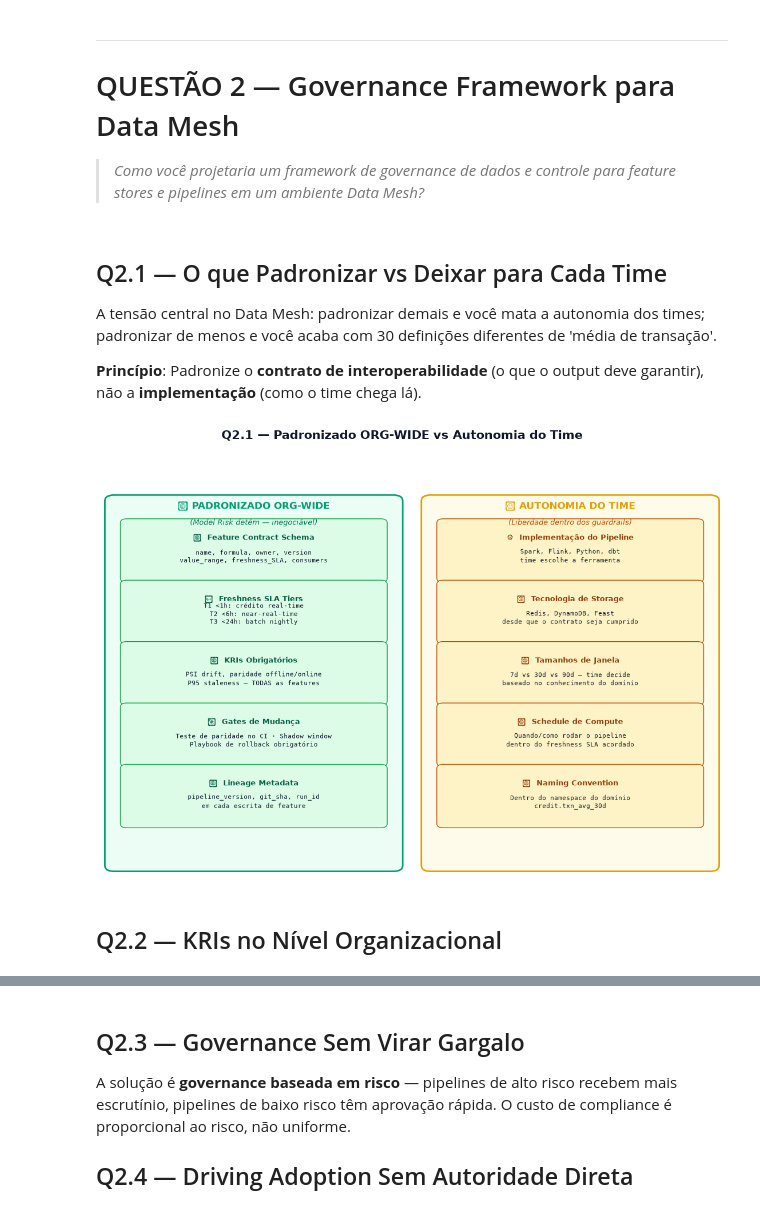
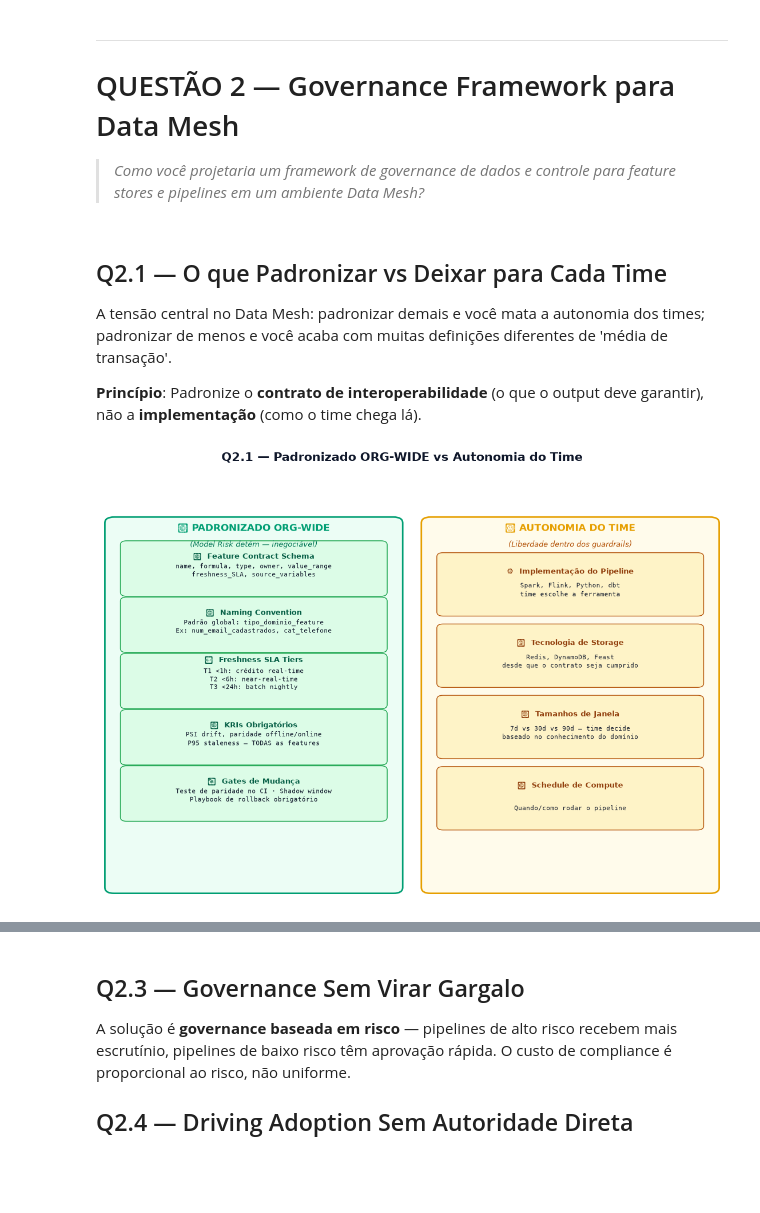
Before and after one commit to Cristiano2132/nubank-model-risk-business-case, a Jupyter notebook: business_case_answers.ipynb, the cells around one changed output, grey strips where cells are left out. Drawn from its saved outputs; the diff is of its cells as text; code cells hidden in the pictures; blank space fills up the shorter version.

```diff
--- a/business_case_answers.ipynb
+++ b/business_case_answers.ipynb
@@ -1034,50 +800,57 @@ CONTROLE 3 — Feature Schema Registry + Shadow Deployment:
 # %% [markdown]
 ## Q2.1 — O que Padronizar vs Deixar para Cada Time
 
-A tensão central no Data Mesh: padronizar demais e você mata a autonomia dos times; padronizar de menos e você acaba com 30 definições diferentes de 'média de transação'.
+A tensão central no Data Mesh: padronizar demais e você mata a autonomia dos times; padronizar de menos e você acaba com muitas definições diferentes de 'média de transação'.
 
 **Princípio**: Padronize o **contrato de interoperabilidade** (o que o output deve garantir), não a **implementação** (como o time chega lá).
 # %%
 fig, ax = plt.subplots(figsize=(14, 9))
 fig.suptitle('Q2.1 — Padronizado ORG-WIDE vs Autonomia do Time', fontsize=15, color='#0f172a', fontweight='bold')
 ax.set_xlim(0,10); ax.set_ylim(0,10); ax.axis('off')
+
+# COL_LO = '#10b981' # (Você deve ter essas variáveis de cor definidas no início do seu notebook)
+# COL_MED = '#f59e0b'
+# OBS: Caso dê erro de cor, apenas defina as variáveis ou substitua pelas strings hex.
 
 ax.add_patch(mpatches.FancyBboxPatch((0.2,0.3),4.5,9.2,boxstyle='round,pad=0.15',
              facecolor='#ecfdf5',edgecolor=COL_LO,linewidth=2))
 ax.text(2.45,9.3,'🔒 PADRONIZADO ORG-WIDE',ha='center',fontsize=12,color=COL_LO,fontweight='bold')
 ax.text(2.45,8.9,'(Model Risk detém — inegociável)',ha='center',fontsize=9,color='#047857',style='italic')
 
-for i,(title,desc) in enumerate([
-    ('📐  Feature Contract Schema','name, formula, owner, version\nvalue_range, freshness_SLA, consumers'),
-    ('⏱  Freshness SLA Tiers','T1 <1h: crédito real-time\nT2 <6h: near-real-time\nT3 <24h: batch nightly'),
+# Lado Esquerdo com 6 itens (espaçamento ajustado para caber perfeitamente)
+org_wide_items = [
+    ('📐  Feature Contract Schema','name, formula, type, owner, value_range\nfreshness_SLA, source_variables'),
+    ('🏷  Naming Convention','Padrão global: tipo_dominio_feature\nEx: num_email_cadastrados, cat_telefone'),
+    ('⏱  Freshness SLA Tiers\n','\nT1 <1h: crédito real-time\nT2 <6h: near-real-time\nT3 <24h: batch nightly'),
     ('📊  KRIs Obrigatórios','PSI drift, paridade offline/online\nP95 staleness — TODAS as features'),
     ('🚦  Gates de Mudança','Teste de paridade no CI · Shadow window\nPlaybook de rollback obrigatório'),
-    ('📜  Lineage Metadata','pipeline_version, git_sha, run_id\nem cada escrita de feature'),
-]):
-    y = 8.2 - i*1.55
-    ax.add_patch(mpatches.FancyBboxPatch((0.4,y-0.65),4.1,1.4,boxstyle='round,pad=0.1',facecolor='#dcfce7',edgecolor='#16a34a',linewidth=1))
-    ax.text(2.45,y+0.32,title,ha='center',fontsize=9.5,color='#065f46',fontweight='bold')
-    ax.text(2.45,y-0.25,desc,ha='center',fontsize=8,color='#0f172a',fontfamily='monospace',linespacing=1.3)
+]
+
+for i,(title,desc) in enumerate(org_wide_items):
+    y = 8.35 - i*1.42
+    ax.add_patch(mpatches.FancyBboxPatch((0.4,y-0.6),4.1,1.2,boxstyle='round,pad=0.1',facecolor='#dcfce7',edgecolor='#16a34a',linewidth=1))
+    ax.text(2.45,y+0.25,title,ha='center',fontsize=9.5,color='#065f46',fontweight='bold')
+    ax.text(2.45,y-0.2,desc,ha='center',fontsize=8,color='#0f172a',fontfamily='monospace',linespacing=1.3)
 
 ax.add_patch(mpatches.FancyBboxPatch((5.3,0.3),4.5,9.2,boxstyle='round,pad=0.15',
              facecolor='#fffbeb',edgecolor=COL_MED,linewidth=2))
 ax.text(7.55,9.3,'🧩 AUTONOMIA DO TIME',ha='center',fontsize=12,color=COL_MED,fontweight='bold')
 ax.text(7.55,8.9,'(Liberdade dentro dos guardrails)',ha='center',fontsize=9,color='#b45309',style='italic')
 
-for i,(title,desc) in enumerate([
+# Lado Direito com 4 itens (espaçamento mais relaxado)
+autonomia_items = [
     ('⚙  Implementação do Pipeline','Spark, Flink, Python, dbt\ntime escolhe a ferramenta'),
     ('🗄  Tecnologia de Storage','Redis, DynamoDB, Feast\ndesde que o contrato seja cumprido'),
     ('📐  Tamanhos de Janela','7d vs 30d vs 90d — time decide\nbaseado no conhecimento do domínio'),
-    ('🔧  Schedule de Compute','Quando/como rodar o pipeline\ndentro do freshness SLA acordado'),
-    ('🏷  Naming Convention','Dentro do namespace do domínio\ncredit.txn_avg_30d'),
-]):
-    y = 8.2 - i*1.55
+    ('🔧  Schedule de Compute','Quando/como rodar o pipeline')
+]
+
+for i,(title,desc) in enumerate(autonomia_items):
+    y = 7.9 - i*1.8
     ax.add_patch(mpatches.FancyBboxPatch((5.5,y-0.65),4.1,1.4,boxstyle='round,pad=0.1',facecolor='#fef3c7',edgecolor='#b45309',linewidth=1))
     ax.text(7.55,y+0.32,title,ha='center',fontsize=9.5,color='#92400e',fontweight='bold')
     ax.text(7.55,y-0.25,desc,ha='center',fontsize=8,color='#0f172a',fontfamily='monospace',linespacing=1.3)
 
 plt.show()
 # %% [output]
-[figure, old version]
+[figure, new version]
-# %% [markdown]
-## Q2.2 — KRIs no Nível Organizacional
```
Also changed, not shown: parts of 19 cells of this notebook.
